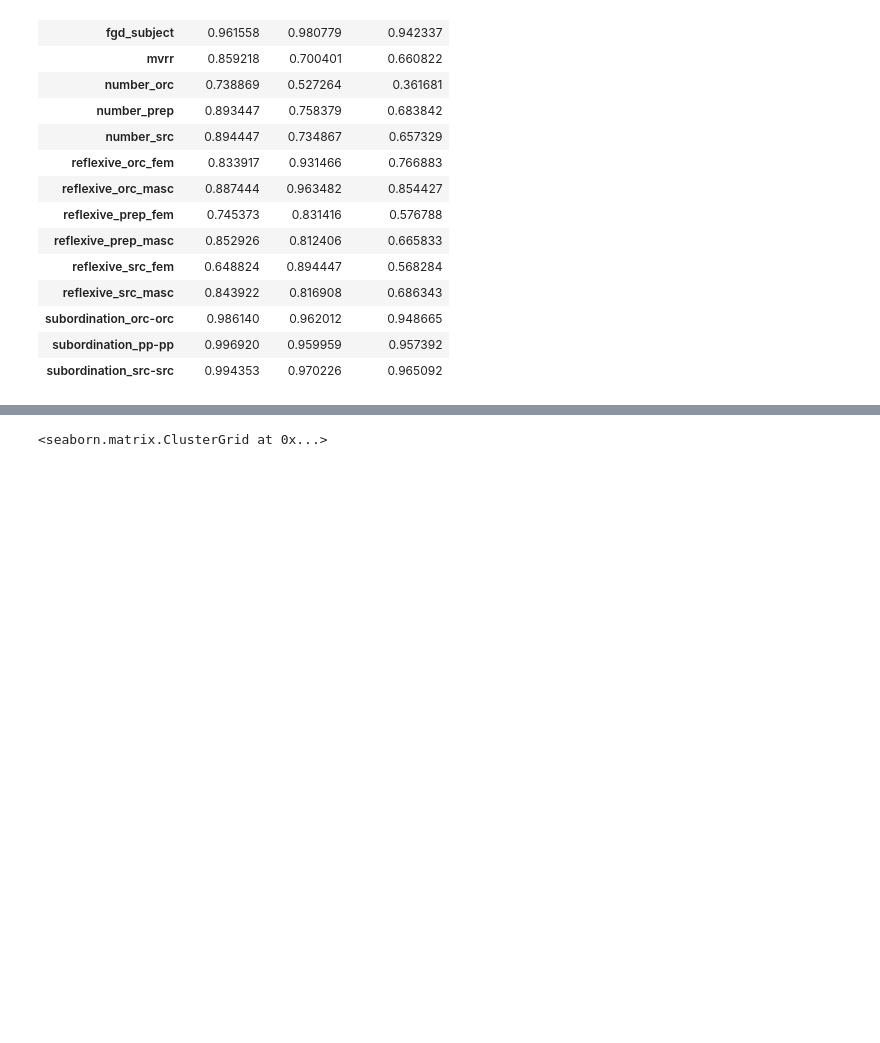
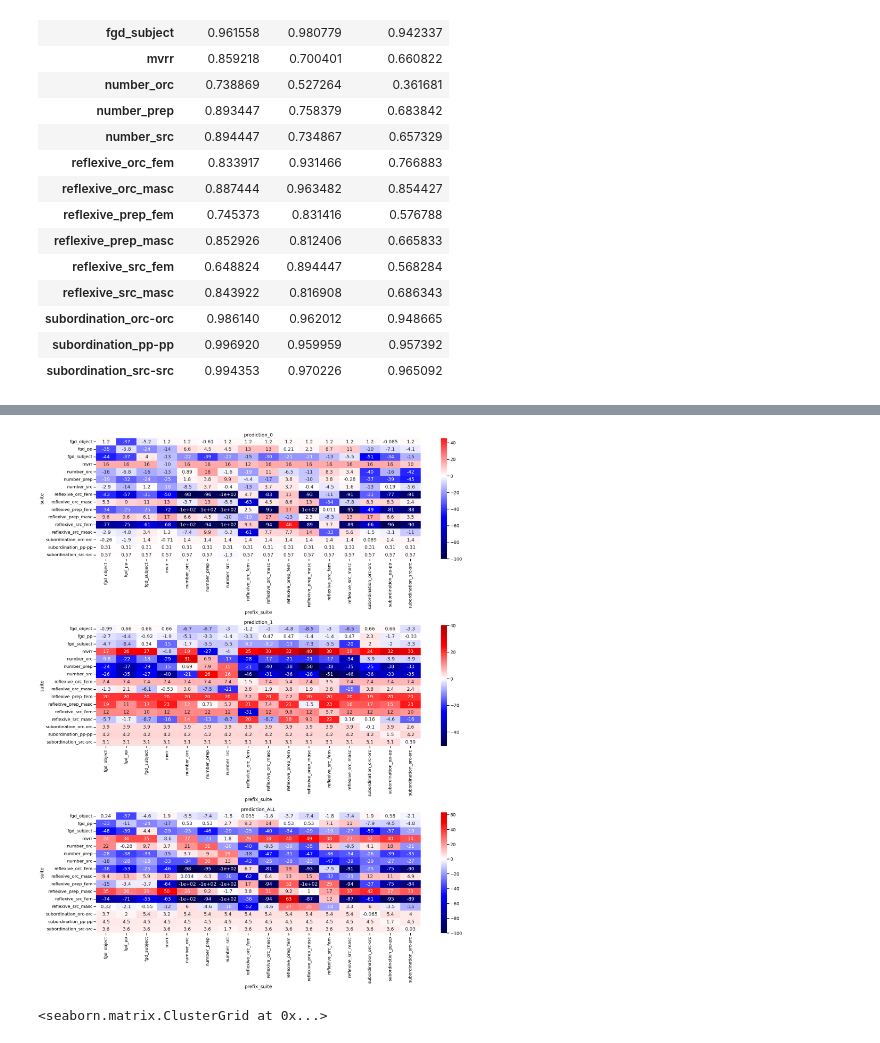
Before and after one commit to hans/syntaxgym-repetitions, a Jupyter notebook: analyze product.ipynb, the cells around one changed output, grey strips where cells are left out. Cells and saved outputs as stored; diff of their text form; code cells hidden in the pictures; blank space fills up the shorter version.

```diff
--- a/analyze product.ipynb
+++ b/analyze product.ipynb
@@ -276,8 +298,11 @@ cross_improvement_pcts = prediction_df.groupby(["suite", "prefix_suite"]).apply(
 # %%
-f, axs = plot_cross_perfs(cross_improvement_pcts, center=0, cmap="seismic")
+cross_improvement_pcts_maxlen = prediction_df.groupby(["suite", "prefix_suite"]).apply(get_best_prediction_improvement_pct)
+f, axs = plot_cross_perfs(cross_improvement_pcts_maxlen, center=0, cmap="seismic")
 
 if SAVE_FIGURES:
-    f.savefig(FIGURE_DIR / "cross_suite_pcts.max.pdf")
+    f.savefig(FIGURE_DIR / f"cross_suite_pcts.len-{int(max_sentences)}.pdf")
+# %% [output]
+[figure, added]
 # %%
 sns.clustermap(cross_improvement_pcts["prediction_ALL"].unstack())
 # %% [output]
```
Also changed, not shown: parts of 7 cells of this notebook, 1 other file.
